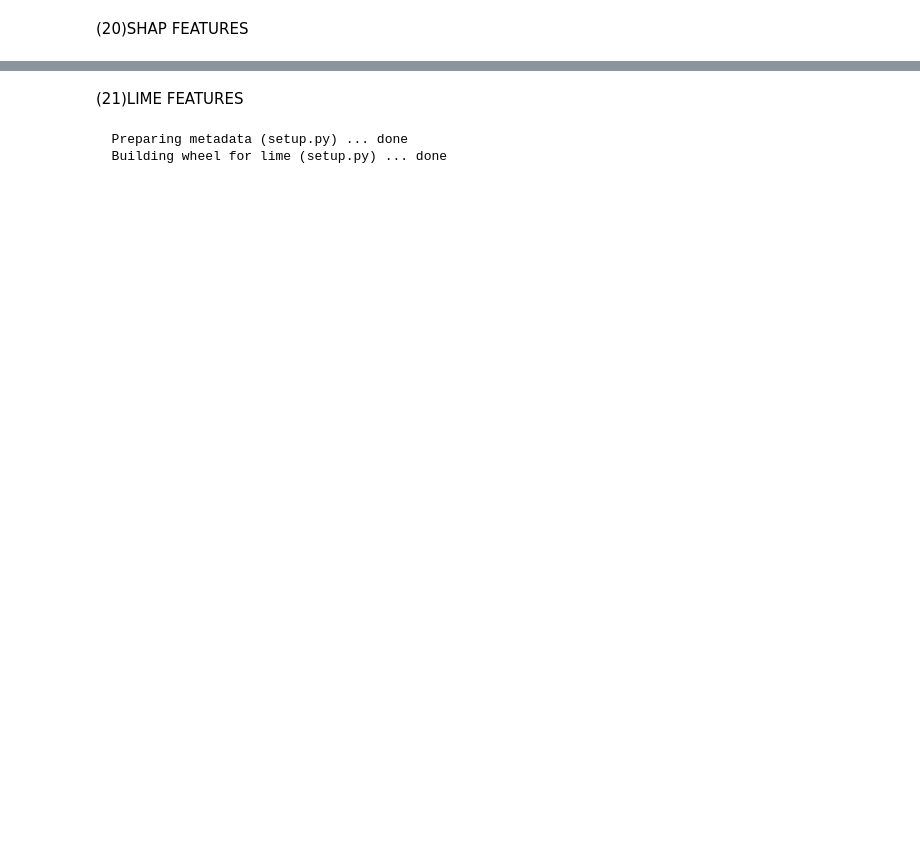
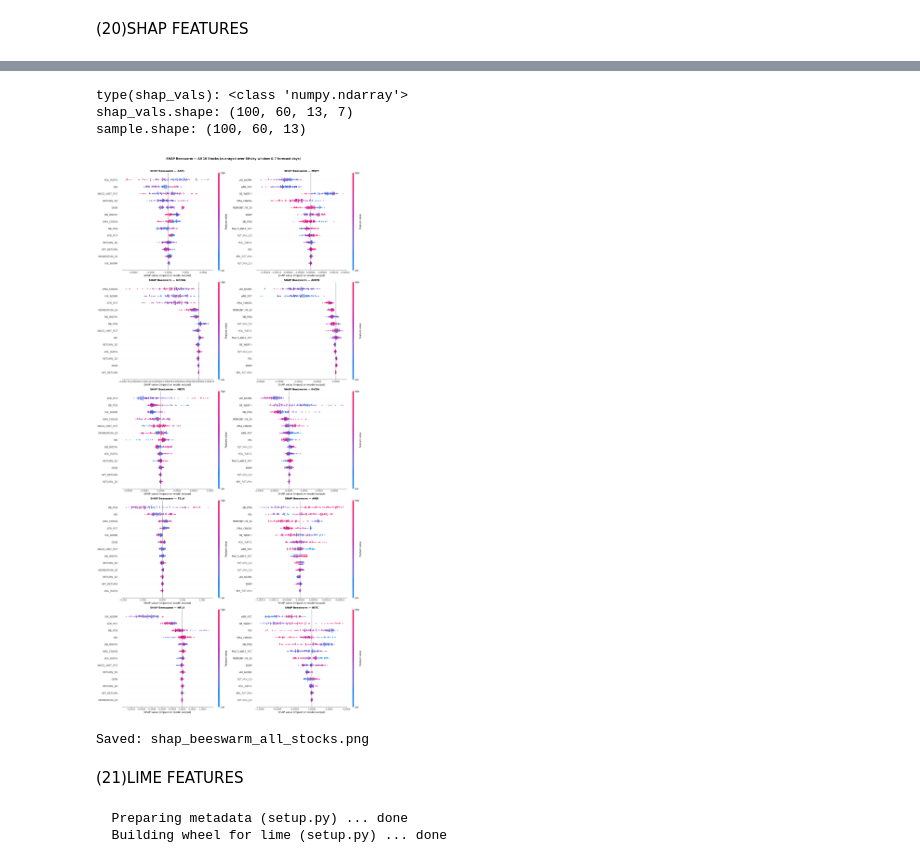
Before and after one commit to m4nn4t/gru-stock-forecast-xai, a Jupyter notebook: stock_model.ipynb, the cells around one changed output, grey strips where cells are left out. Drawn from its saved outputs; the diff is of its cells as text; code cells hidden in the pictures; blank space fills up the shorter version.

```diff
--- a/stock_model.ipynb
+++ b/stock_model.ipynb
@@ -854,3 +854,70 @@ print(f"✅ Most important feature: {FEATURE_COLS[np.argmax(mean_shap)]}")
+# %%
+import shap
+import numpy as np
+
+ticker = "AAPL"
+model  = stock_regressors[ticker]
+Xte    = stock_Xte[ticker]
+
+background = Xte[np.random.choice(len(Xte), 50, replace=False)]
+explainer  = shap.GradientExplainer(model, background)
+sample     = Xte[:100]
+shap_vals  = explainer.shap_values(sample)
+
+# Debug shapes
+print("type(shap_vals):", type(shap_vals))
+if isinstance(shap_vals, list):
+    print("len(shap_vals):", len(shap_vals))
+    print("shap_vals[0].shape:", shap_vals[0].shape)
+else:
+    print("shap_vals.shape:", shap_vals.shape)
+
+print("sample.shape:", sample.shape)
+# %% [output]
+type(shap_vals): <class 'numpy.ndarray'>
+shap_vals.shape: (100, 60, 13, 7)
+sample.shape: (100, 60, 13)
+# %%
+import shap
+import numpy as np
+import matplotlib.pyplot as plt
+
+fig, axes = plt.subplots(5, 2, figsize=(20, 40))
+axes = axes.flatten()
+
+for idx, ticker in enumerate(STOCKS):
+    model  = stock_regressors[ticker]
+    Xte    = stock_Xte[ticker]
+
+    background = Xte[np.random.choice(len(Xte), 50, replace=False)]
+    explainer  = shap.GradientExplainer(model, background)
+    sample     = Xte[:100]
+    shap_vals  = explainer.shap_values(sample)  # (100, 60, 13, 7)
+
+    shap_signed = np.mean(shap_vals, axis=(1, 3))   # (100, 13)
+    X_mean      = np.mean(sample, axis=1)            # (100, 13)
+
+    explanation = shap.Explanation(
+        values        = shap_signed,
+        base_values   = np.zeros(len(sample)),
+        data          = X_mean,
+        feature_names = FEATURE_COLS
+    )
+
+    plt.sca(axes[idx])
+    shap.plots.beeswarm(explanation, max_display=13, show=False,
+                        ax=axes[idx], plot_size=None)  # ← fix
+    axes[idx].set_title(f"SHAP Beeswarm — {ticker}", fontsize=13, fontweight="bold")
+
+plt.suptitle("SHAP Beeswarm — All 10 Stocks (averaged over 60-day window & 7 forecast days)",
+             fontsize=15, fontweight="bold", y=1.01)
+plt.tight_layout()
+plt.savefig("shap_beeswarm_all_stocks.png", dpi=150, bbox_inches="tight")
+plt.show()
+print("Saved: shap_beeswarm_all_stocks.png")
+# %% [output]
+[figure, added]
+Saved: shap_beeswarm_all_stocks.png
 # %% [markdown]
 (21)LIME FEATURES
 # %%
```
Also changed, not shown: parts of 11 cells of this notebook.
